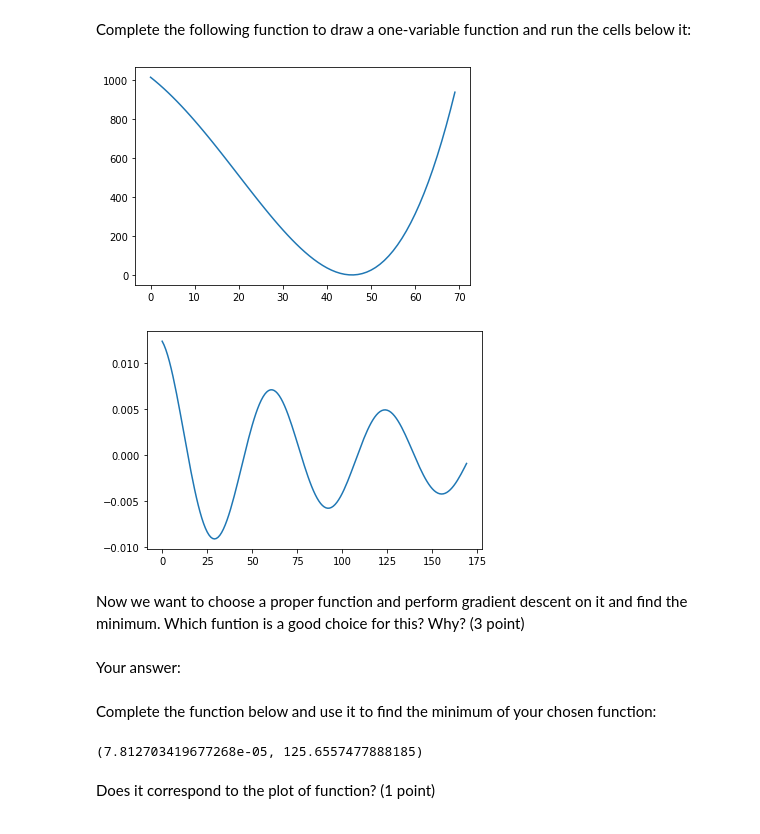
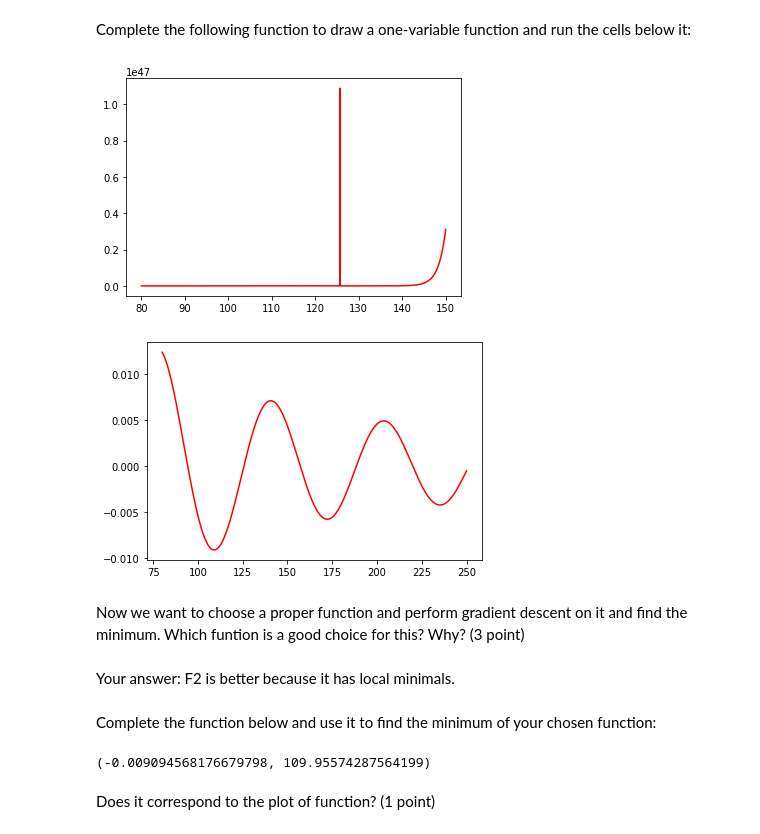
Before and after one commit to HirbodBehnam/AI-Assignments, a Jupyter notebook: 1/Practical/Practical Assignment 1.ipynb, the cells around one changed output. Cells and saved outputs as stored; diff of their text form; code cells hidden in the pictures.

```diff
--- a/1/Practical/Practical Assignment 1.ipynb
+++ b/1/Practical/Practical Assignment 1.ipynb
@@ -519,10 +577,8 @@ Function 1:
 f_1(x) = \frac{x^2}{1 - sin(\frac{x}{80})}\quad and \quad x \in [80, 150]
 \end{equation}
 # %%
-def f1(x):
-    # (1 point)
-    # Your code here
-    return f
+def f1(x: np.ndarray):
+    return np.exp2(x) / (1 - np.sin(x / 80))
 # %% [markdown]
 Function 2:
 \begin{equation}
@@ -536,21 +590,25 @@ def f2(x):
 # %% [markdown]
 Complete the following function to draw a one-variable function and run the cells below it:
 # %%
-def draw_one_var(func, x_range):
+def draw_one_var(func, x_start: float, x_end: float):
     # (3 points)
-    # Your code here
+    # https://scriptverse.academy/tutorials/python-matplotlib-plot-function.html
+    x = np.linspace(x_start, x_end, int((x_end - x_start) * 100))
+    y = func(x)
+    plt.plot(x, y, 'r')
+    plt.show()
 # %%
-draw_one_var(f1, range(80, 150))
+draw_one_var(f1, 80, 150)
 # %% [output]
-[figure, old version]
+[figure, new version]
 # %%
-draw_one_var(f2, range(80, 250))
+draw_one_var(f2, 80, 250)
 # %% [output]
-[figure, old version]
+[figure, new version]
 # %% [markdown]
 Now we want to choose a proper function and perform  gradient descent on it and find the minimum. Which funtion is a good choice for this? Why? (3 point)
 # %% [markdown]
-Your answer:
+Your answer: F2 is better because it has local minimals.
 # %% [markdown]
 Complete the function below and use it to find the minimum of your chosen function:
 # %%
@@ -565,8 +625,11 @@ def one_var_gradient_descent(function, initial_point, learning_rate = 0.1, max_i
 # %%
 # Use one_var_gradient_descent function and find the minimum point: (2 points)
 # Your code here
+def f2_grad(x):
+    return np.cos(x / 10) / (10 * x) - np.sin(x / 10) / np.exp2(x)
+one_var_gradient_descent(f2, f2_grad, 100, learning_rate=100, max_iters=10000)
 # %% [output]
-(7.812703419677268e-05, 125.6557477888185)
+(-0.009094568176679798, 109.95574287564199)
 # %% [markdown]
 Does it correspond to the plot of function? (1 point)
 # %% [markdown]
```
Also changed, not shown: parts of 34 cells of this notebook, 1 other file.
